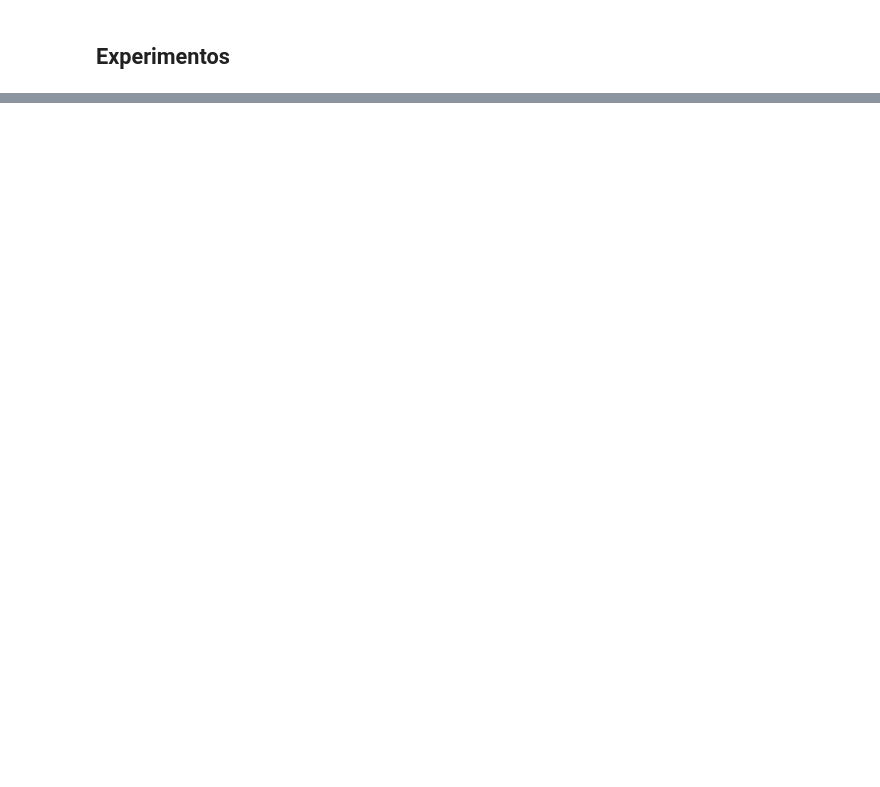
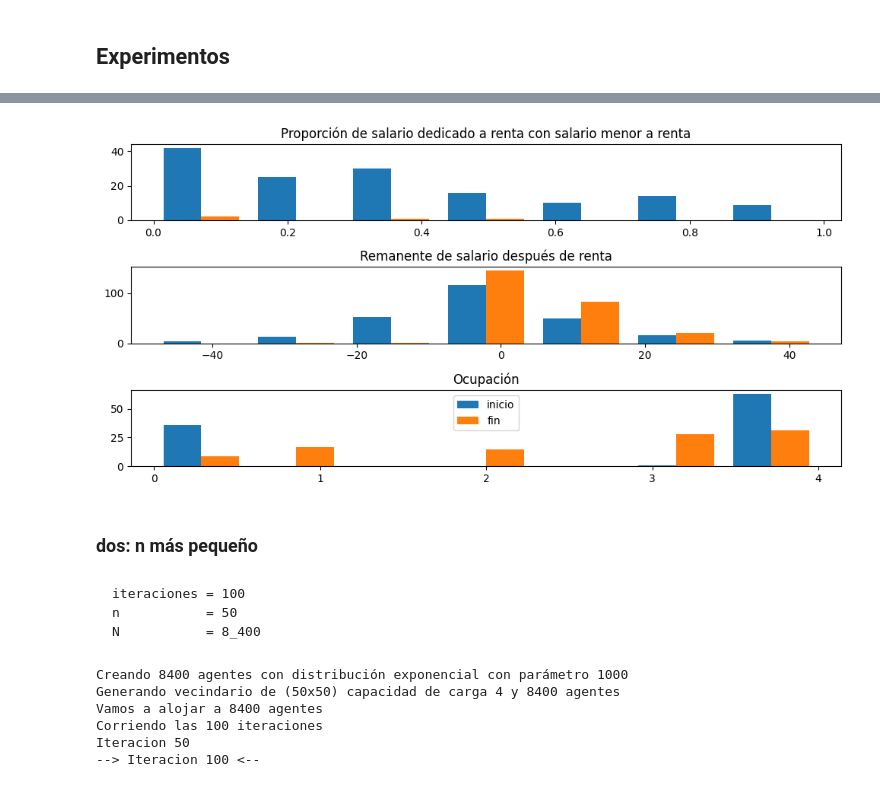
Before and after one commit to sergiohzlz/modelo_gentrificacion, a Jupyter notebook: Experimentos_exponencial.ipynb, the cells around one changed output, grey strips where cells are left out. Drawn from its saved outputs; the diff is of its cells as text; code cells hidden in the pictures; blank space fills up the shorter version.

````diff
--- a/Experimentos_exponencial.ipynb
+++ b/Experimentos_exponencial.ipynb
@@ -123,0 +170,38 @@ V, obs, bins_e = A.experimento(iters=10, p=2)
+# %%
+H = obs['estres']
+E = obs['remanente']
+O = obs['ocupacion']
+
+fig, ax = plt.subplots(3,1, figsize=(10,5))
+
+# al inicio
+
+ax[0].hist((H[0],H[-1]),  label=['inicio','fin'], bins=bins_e);
+ax[0].set_title('Proporción de salario dedicado a renta con salario menor a renta')
+ax[1].hist((E[0],E[-1]), label=['inicio','fin'], bins=bins_e)
+ax[1].set_title('Remanente de salario después de renta')
+ax[2].hist((O[0],O[-1]), label=['inicio','fin'], bins=bins_e)
+ax[2].set_xticks([0,1,2,3,4])
+ax[2].set_title('Ocupación')
+
+plt.legend()
+plt.tight_layout()
+# %% [output]
+[figure, added]
+# %% [markdown]
+### dos: n más pequeño
+# %% [markdown]
+```
+iteraciones = 100
+n           = 50
+N           = 8_400
+```
+# %%
+V, obs, bins_e = A.experimento_exponencial(rng, iters=100, n=50, N=8_400)
+# %% [output]
+Creando 8400 agentes con distribución exponencial con parámetro 1000
+Generando vecindario de (50x50) capacidad de carga 4 y 8400 agentes
+Vamos a alojar a 8400 agentes
+Corriendo las 100 iteraciones
+Iteracion 50
+--> Iteracion 100 <--
````
Also changed, not shown: parts of 13 cells of this notebook, 1 other file.
